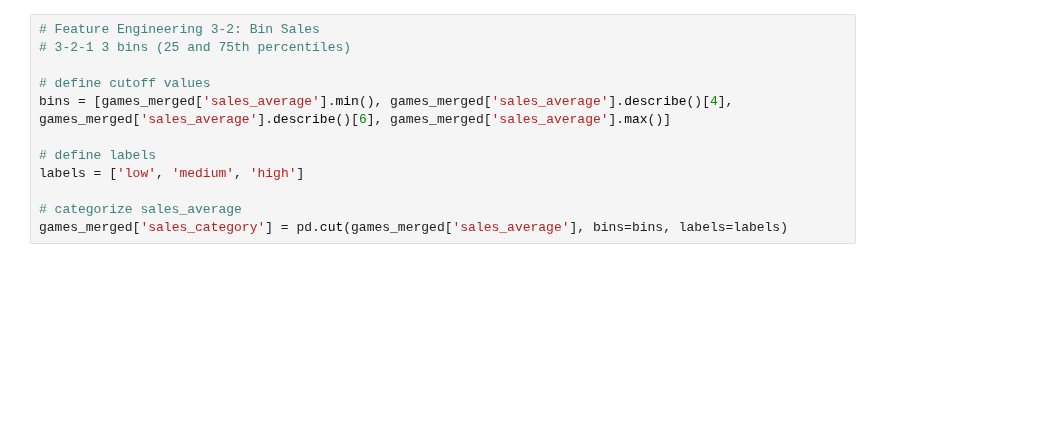
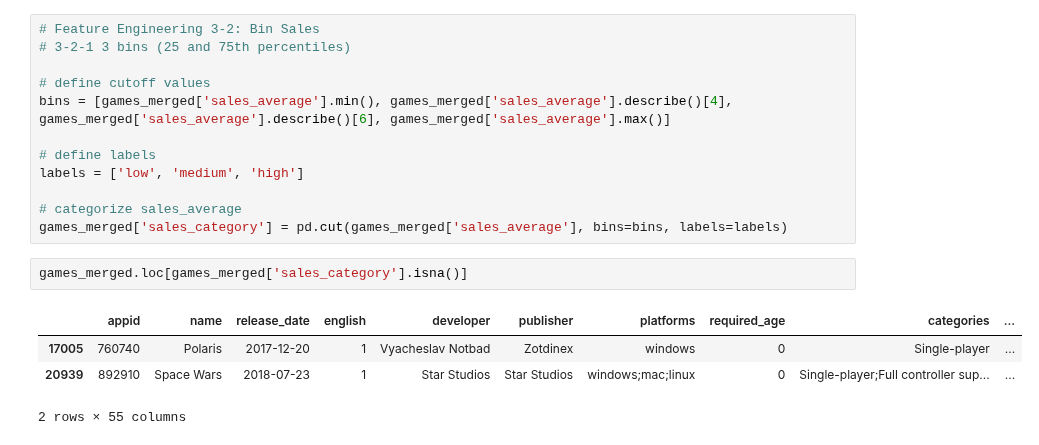
Before and after one commit to SangyunT/steam_game_sales, a Jupyter notebook: index.ipynb, the cells around one changed output. Saved outputs shown, nothing was run; the diff lists cells and outputs as text; blank space fills up the shorter version.

```diff
--- a/index.ipynb
+++ b/index.ipynb
@@ -358,3 +357,10 @@ labels = ['low', 'medium', 'high']
 
 # categorize sales_average
 games_merged['sales_category'] = pd.cut(games_merged['sales_average'], bins=bins, labels=labels)
+# %%
+games_merged.loc[games_merged['sales_category'].isna()]
+# %% [output]
+|  | appid | name | release_date | english | developer | publisher | platforms | required_age | categories | ... |
+| 17005 | 760740 | Polaris | 2017-12-20 | 1 | Vyacheslav Notbad | Zotdinex | windows | 0 | Single-player | ... |
+| 20939 | 892910 | Space Wars | 2018-07-23 | 1 | Star Studios | Star Studios | windows;mac;linux | 0 | Single-player;Full controller sup... | ... |
+2 rows × 55 columns
```
Also changed, not shown: parts of 18 cells of this notebook.
